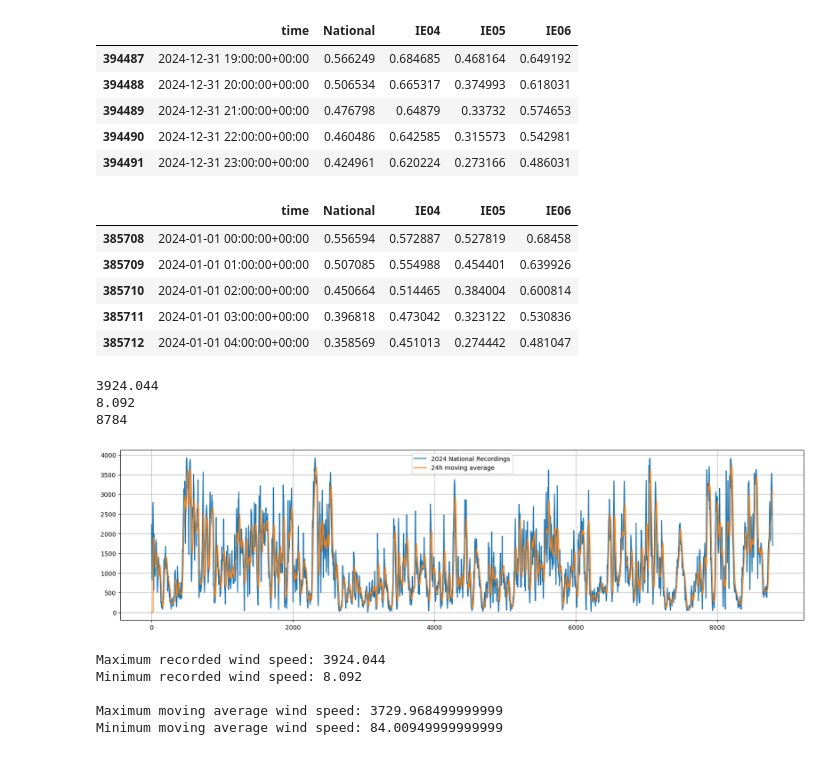
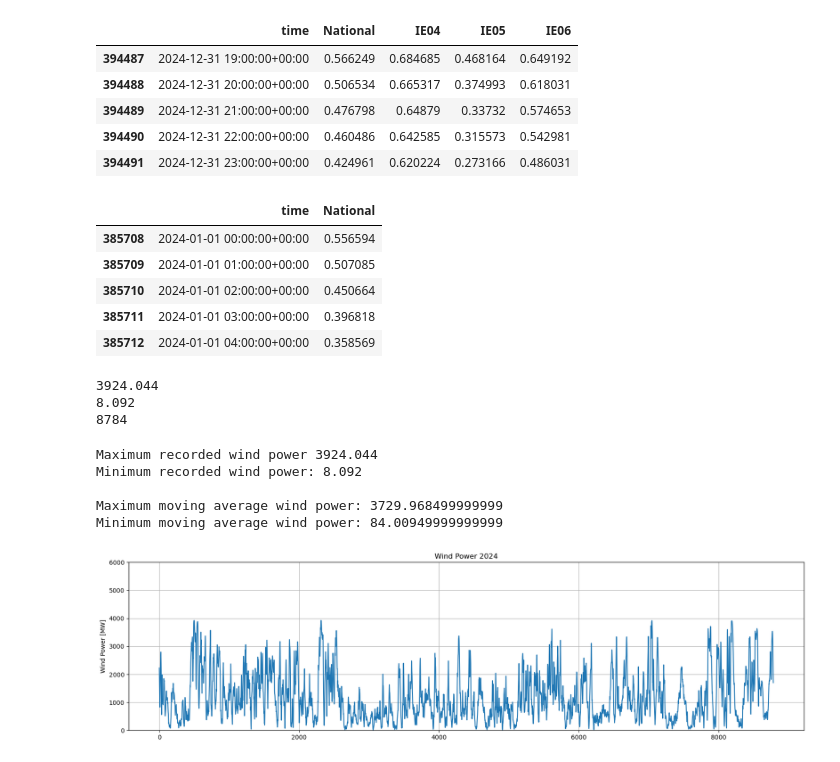
Before and after one commit to avaveriksen/ireland-grid-project, a Jupyter notebook: time-series-analysis/time-series-analysis.ipynb, the cells around one changed output. Drawn from its saved outputs; the diff is of its cells as text; code cells hidden in the pictures.

```diff
--- a/time-series-analysis/time-series-analysis.ipynb
+++ b/time-series-analysis/time-series-analysis.ipynb
@@ -45,15 +45,15 @@ df_wind.tail()
 | 394490 | 2024-12-31 22:00:00+00:00 | 0.460486 | 0.642585 | 0.315573 | 0.542981 |
 | 394491 | 2024-12-31 23:00:00+00:00 | 0.424961 | 0.620224 | 0.273166 | 0.486031 |
 # %%
-df_wind24 = df_wind.iloc[-(366*24):, :]
+df_wind24 = df_wind.iloc[-(366*24):, 0:2]
 df_wind24.head()
 # %% [output]
-|  | time | National | IE04 | IE05 | IE06 |
-| 385708 | 2024-01-01 00:00:00+00:00 | 0.556594 | 0.572887 | 0.527819 | 0.68458 |
-| 385709 | 2024-01-01 01:00:00+00:00 | 0.507085 | 0.554988 | 0.454401 | 0.639926 |
-| 385710 | 2024-01-01 02:00:00+00:00 | 0.450664 | 0.514465 | 0.384004 | 0.600814 |
-| 385711 | 2024-01-01 03:00:00+00:00 | 0.396818 | 0.473042 | 0.323122 | 0.530836 |
-| 385712 | 2024-01-01 04:00:00+00:00 | 0.358569 | 0.451013 | 0.274442 | 0.481047 |
+|  | time | National |
+| 385708 | 2024-01-01 00:00:00+00:00 | 0.556594 |
+| 385709 | 2024-01-01 01:00:00+00:00 | 0.507085 |
+| 385710 | 2024-01-01 02:00:00+00:00 | 0.450664 |
+| 385711 | 2024-01-01 03:00:00+00:00 | 0.396818 |
+| 385712 | 2024-01-01 04:00:00+00:00 | 0.358569 |
 # %%
 wind_recordings = np.array(df_wind24['National'].astype('float').tolist()) * w_capacity
 
@@ -72,20 +72,23 @@ for i in range(a, N):
     mvavg_wind24[i] = sum(wind_recordings[i-a: i]) / a
 # %%
 plt.figure(figsize=(20, 5))
+plt.title('Wind Power 2024')
 plt.plot(wind_recordings)
-plt.plot(mvavg_wind24)
-plt.legend(['2024 National Recordings', '24h moving average'])
+#plt.plot(mvavg_wind24)
+#plt.legend(['2024 National Recordings', '24h moving average'])
 plt.grid(True)
-plt.show()
+plt.ylabel('Wind Power [MW]')
+plt.ylim([0, 6000])
+plt.savefig("wind-power.png", format='png', facecolor='w', dpi=300, bbox_inches='tight', edgecolor='k')
 
 print("Maximum recorded wind power", max(wind_recordings))
 print("Minimum recorded wind power:", min(wind_recordings))
 print("\nMaximum moving average wind power:", max(mvavg_wind24[a:]))
 print("Minimum moving average wind power:", min(mvavg_wind24[a:]))
 # %% [output]
+Maximum recorded wind power 3924.044
+Minimum recorded wind power: 8.092
+
+Maximum moving average wind power: 3729.968499999999
+Minimum moving average wind power: 84.00949999999999
-[figure, old version]
+[figure, new version]
-Maximum recorded wind speed: 3924.044
-Minimum recorded wind speed: 8.092
-
-Maximum moving average wind speed: 3729.968499999999
-Minimum moving average wind speed: 84.00949999999999
```
Also changed, not shown: parts of 16 cells of this notebook.
